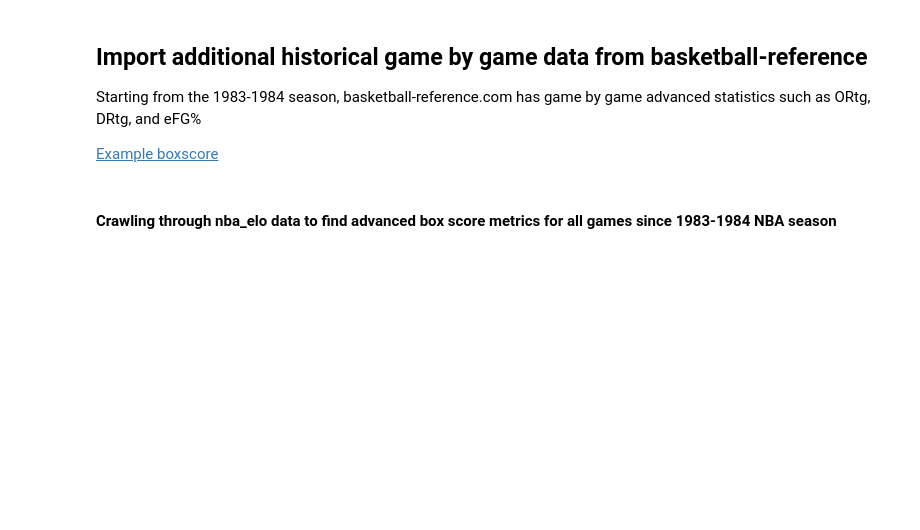
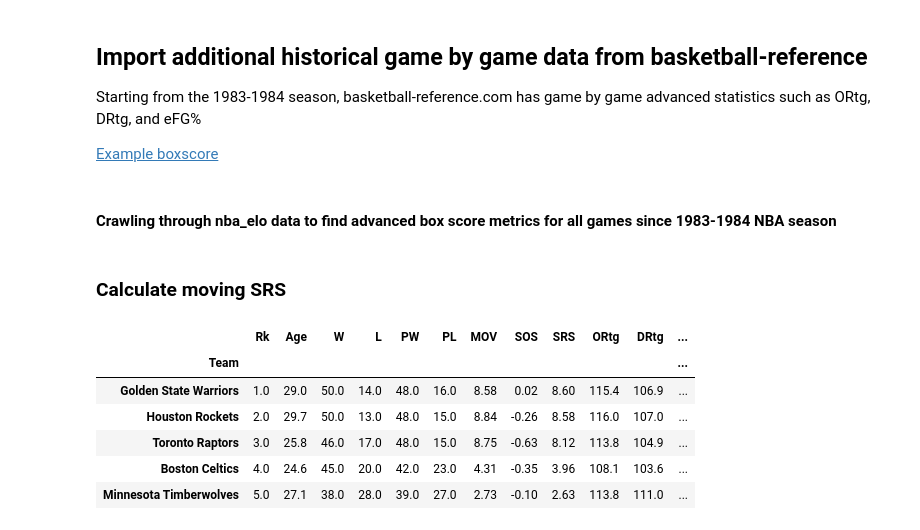
Before and after one commit to JKasakyan/nba-win-prob-model, a Jupyter notebook: Src/data_wrangle.ipynb, the cells around one changed output. Saved outputs shown, nothing was run; the diff lists cells and outputs as text; code cells hidden in the pictures; blank space fills up the shorter version.

```diff
--- a/Src/data_wrangle.ipynb
+++ b/Src/data_wrangle.ipynb
@@ -211,0 +273,12 @@ for season_start_date, season_end_date in zip(season_start_dates, season_end_dat
+# %% [markdown]
+### Calculate moving SRS
+# %%
+df_1951_2018.loc[2018].head()
+# %% [output]
+|  | Rk | Age | W | L | PW | PL | MOV | SOS | SRS | ORtg | DRtg | ... |
+| Team |  |  |  |  |  |  |  |  |  |  |  | ... |
+| Golden State Warriors | 1.0 | 29.0 | 50.0 | 14.0 | 48.0 | 16.0 | 8.58 | 0.02 | 8.60 | 115.4 | 106.9 | ... |
+| Houston Rockets | 2.0 | 29.7 | 50.0 | 13.0 | 48.0 | 15.0 | 8.84 | -0.26 | 8.58 | 116.0 | 107.0 | ... |
+| Toronto Raptors | 3.0 | 25.8 | 46.0 | 17.0 | 48.0 | 15.0 | 8.75 | -0.63 | 8.12 | 113.8 | 104.9 | ... |
+| Boston Celtics | 4.0 | 24.6 | 45.0 | 20.0 | 42.0 | 23.0 | 4.31 | -0.35 | 3.96 | 108.1 | 103.6 | ... |
+| Minnesota Timberwolves | 5.0 | 27.1 | 38.0 | 28.0 | 39.0 | 27.0 | 2.73 | -0.10 | 2.63 | 113.8 | 111.0 | ... |
```
Also changed, not shown: parts of 14 cells of this notebook.
